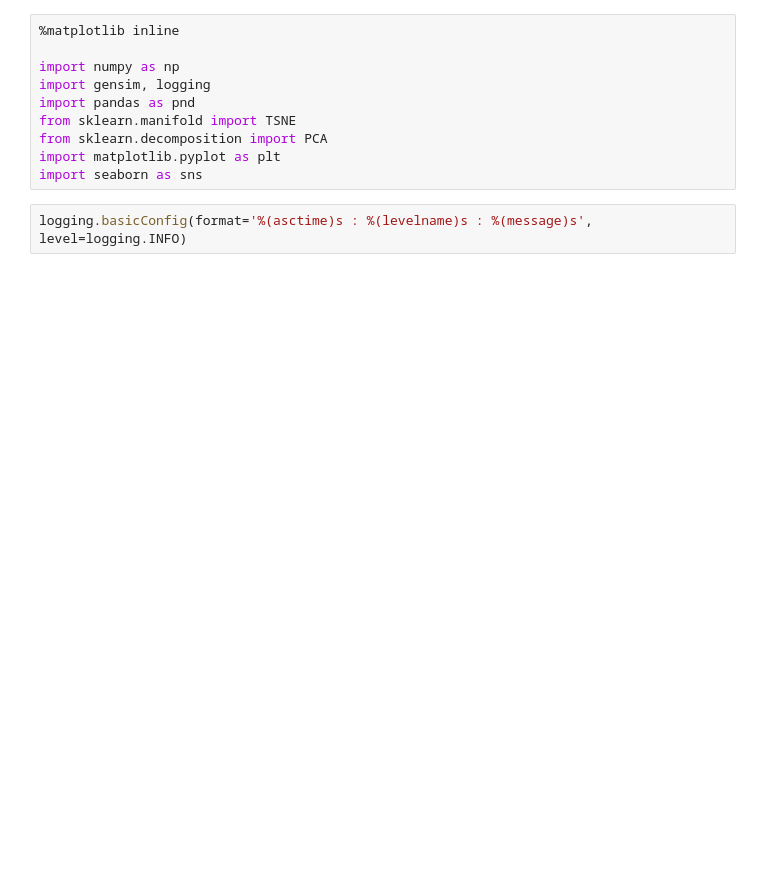
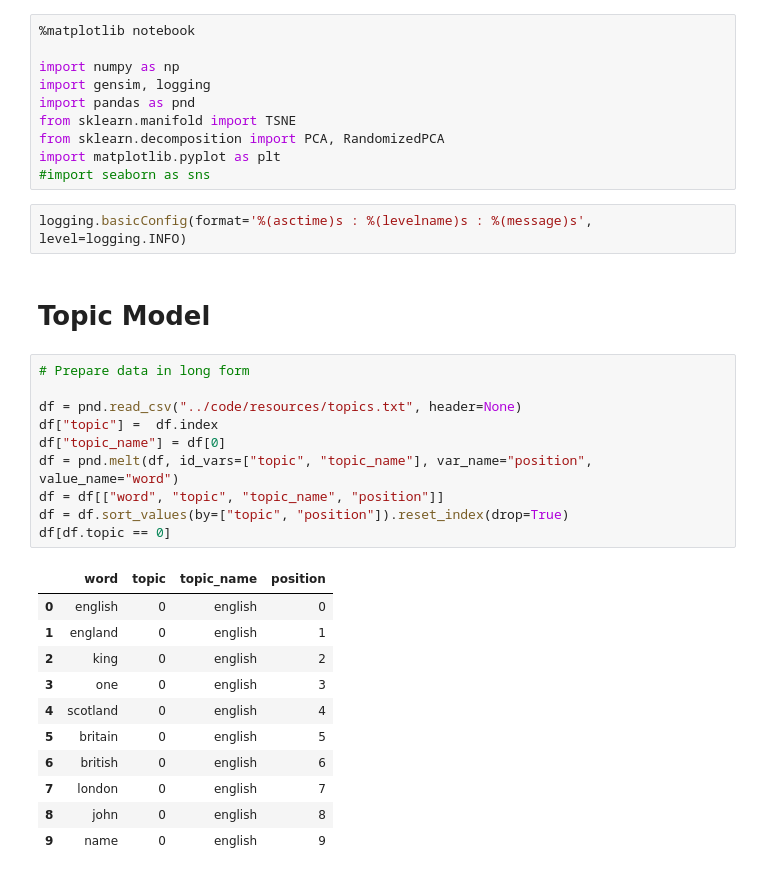
Before and after one commit to knub/master-thesis, a Jupyter notebook: notebooks/Visualization.ipynb, the cells around one changed output. Drawn from its saved outputs; the diff is of its cells as text; blank space fills up the shorter version.

```diff
--- a/notebooks/Visualization.ipynb
+++ b/notebooks/Visualization.ipynb
@@ -1,12 +1,36 @@
 # %%
-%matplotlib inline
+%matplotlib notebook
 
 import numpy as np
 import gensim, logging
 import pandas as pnd
 from sklearn.manifold import TSNE
-from sklearn.decomposition import PCA
+from sklearn.decomposition import PCA, RandomizedPCA
 import matplotlib.pyplot as plt
-import seaborn as sns
+#import seaborn as sns
 # %%
 logging.basicConfig(format='%(asctime)s : %(levelname)s : %(message)s', level=logging.INFO)
+# %% [markdown]
+# Topic Model
+# %%
+# Prepare data in long form
+
+df = pnd.read_csv("../code/resources/topics.txt", header=None)
+df["topic"] =  df.index
+df["topic_name"] = df[0]
+df = pnd.melt(df, id_vars=["topic", "topic_name"], var_name="position", value_name="word")
+df = df[["word", "topic", "topic_name", "position"]]
+df = df.sort_values(by=["topic", "position"]).reset_index(drop=True)
+df[df.topic == 0]
+# %% [output]
+|  | word | topic | topic_name | position |
+| 0 | english | 0 | english | 0 |
+| 1 | england | 0 | english | 1 |
+| 2 | king | 0 | english | 2 |
+| 3 | one | 0 | english | 3 |
+| 4 | scotland | 0 | english | 4 |
+| 5 | britain | 0 | english | 5 |
+| 6 | british | 0 | english | 6 |
+| 7 | london | 0 | english | 7 |
+| 8 | john | 0 | english | 8 |
+| 9 | name | 0 | english | 9 |
```
Also changed, not shown: parts of 21 cells of this notebook.
